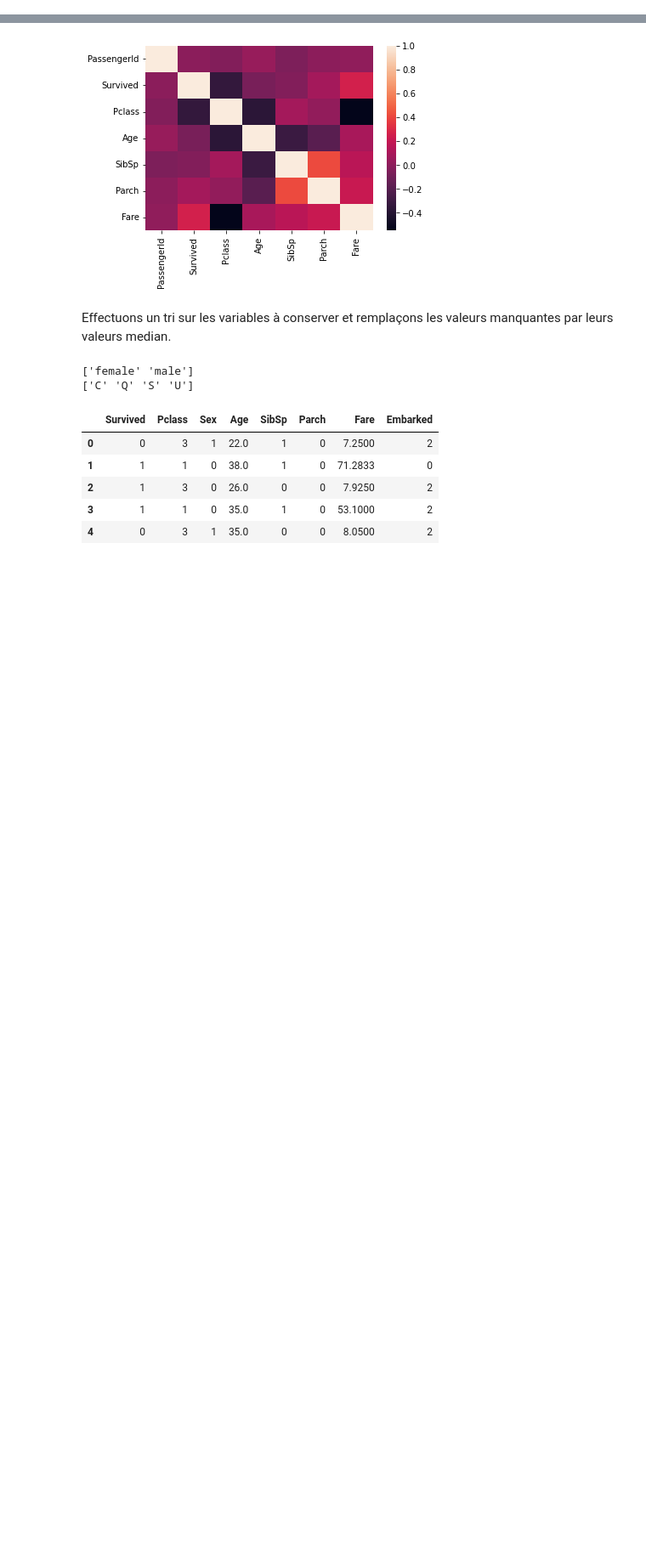
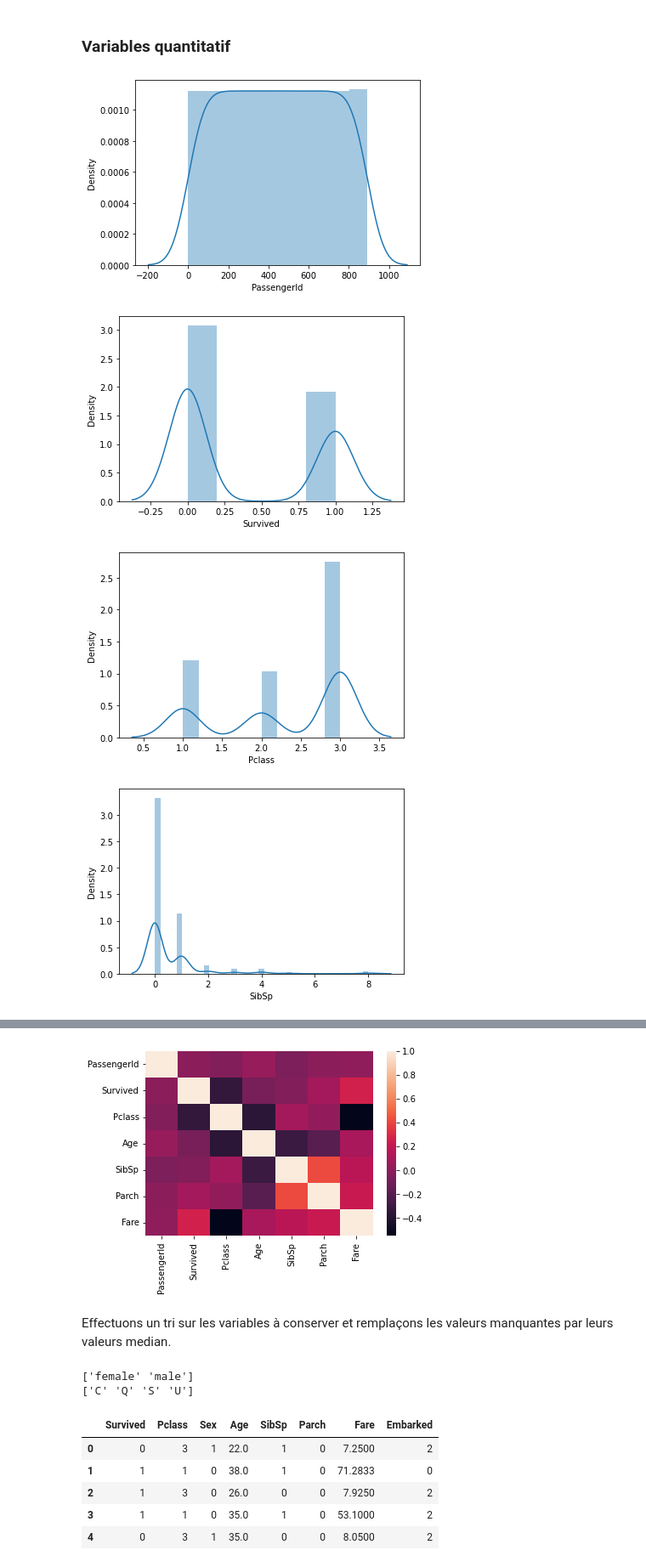
Before and after one commit to RagavanRanushan/titanic, a Jupyter notebook: titanic/Untitled.ipynb, the cells around one changed output, grey strips where cells are left out. Shown at 85% size. Drawn from its saved outputs; the diff is of its cells as text; code cells hidden in the pictures; blank space fills up the shorter version.

```diff
--- a/titanic/Untitled.ipynb
+++ b/titanic/Untitled.ipynb
@@ -18,0 +113,11 @@ data.head()
+# %% [markdown]
+### Variables quantitatif
+# %%
+for col in df.select_dtypes('int64'):
+    plt.figure()
+    sns.distplot(df[col])
+# %% [output]
+[figure, added]
+[figure, added]
+[figure, added]
+[figure, added]
```
Also changed, not shown: parts of 25 cells of this notebook.
